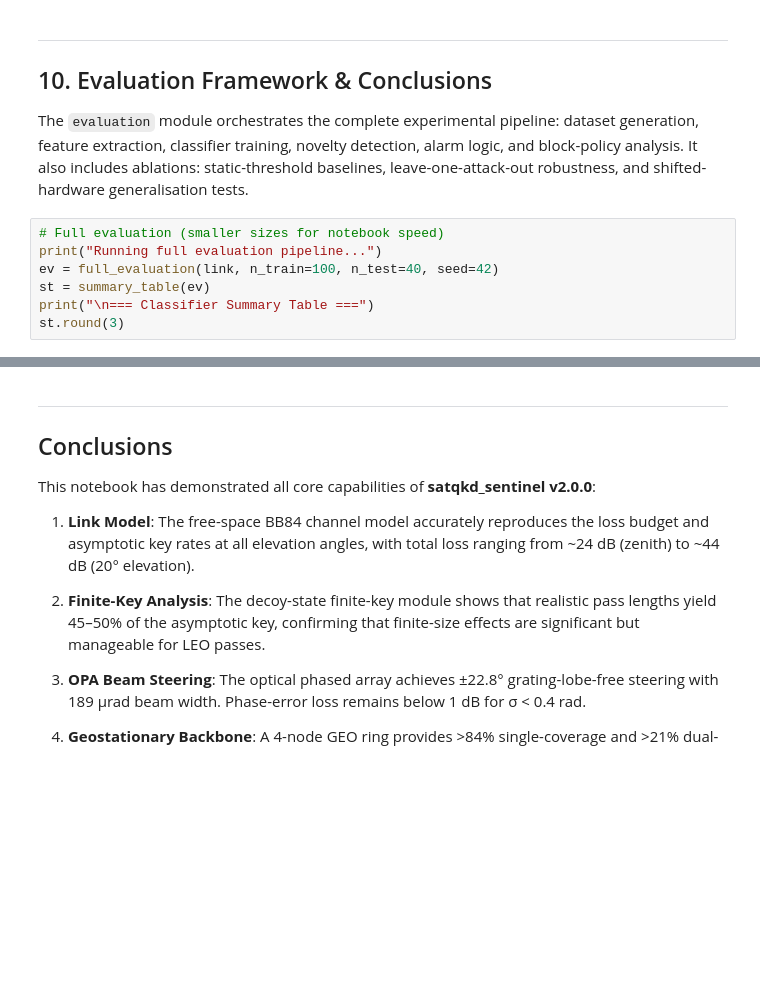
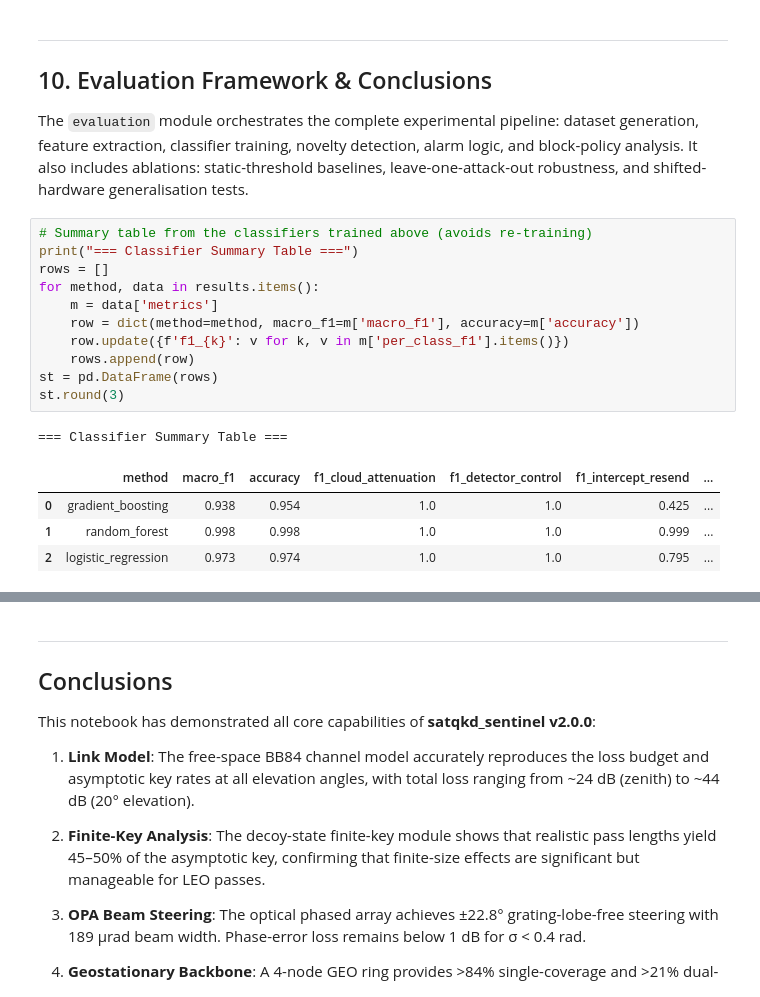
Before and after one commit to omega2417/bnt, a Jupyter notebook: satqkd-sentinel/notebooks/demo_satqkd_sentinel.ipynb, the cells around one changed output, grey strips where cells are left out. Saved outputs shown, nothing was run; the diff lists cells and outputs as text; blank space fills up the shorter version.

```diff
--- a/satqkd-sentinel/notebooks/demo_satqkd_sentinel.ipynb
+++ b/satqkd-sentinel/notebooks/demo_satqkd_sentinel.ipynb
@@ -625,12 +820,22 @@ for nd_method in ['isolation_forest', 'mahalanobis']:
 
 The `evaluation` module orchestrates the complete experimental pipeline: dataset generation, feature extraction, classifier training, novelty detection, alarm logic, and block-policy analysis. It also includes ablations: static-threshold baselines, leave-one-attack-out robustness, and shifted-hardware generalisation tests.
 # %%
-# Full evaluation (smaller sizes for notebook speed)
-print("Running full evaluation pipeline...")
-ev = full_evaluation(link, n_train=100, n_test=40, seed=42)
-st = summary_table(ev)
-print("\n=== Classifier Summary Table ===")
+# Summary table from the classifiers trained above (avoids re-training)
+print("=== Classifier Summary Table ===")
+rows = []
+for method, data in results.items():
+    m = data['metrics']
+    row = dict(method=method, macro_f1=m['macro_f1'], accuracy=m['accuracy'])
+    row.update({f'f1_{k}': v for k, v in m['per_class_f1'].items()})
+    rows.append(row)
+st = pd.DataFrame(rows)
 st.round(3)
+# %% [output]
+=== Classifier Summary Table ===
+|  | method | macro_f1 | accuracy | f1_cloud_attenuation | f1_detector_control | f1_intercept_resend | ... |
+| 0 | gradient_boosting | 0.938 | 0.954 | 1.0 | 1.0 | 0.425 | ... |
+| 1 | random_forest | 0.998 | 0.998 | 1.0 | 1.0 | 0.999 | ... |
+| 2 | logistic_regression | 0.973 | 0.974 | 1.0 | 1.0 | 0.795 | ... |
 # %%
 # Block policies: key yield under different exclusion strategies
 y_pred = predict(results[best_method]['model'], X_test)
```
Also changed, not shown: parts of 29 cells of this notebook.
